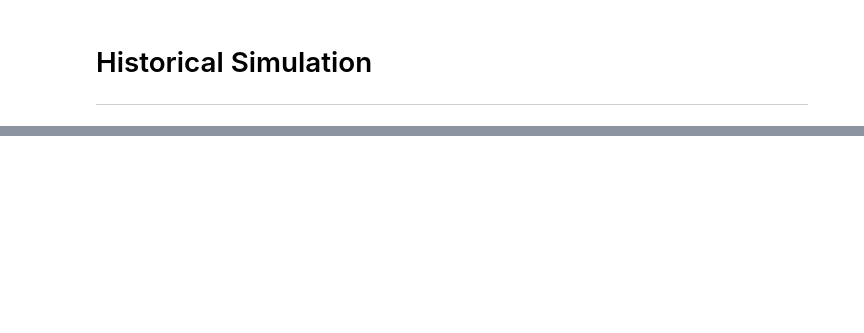
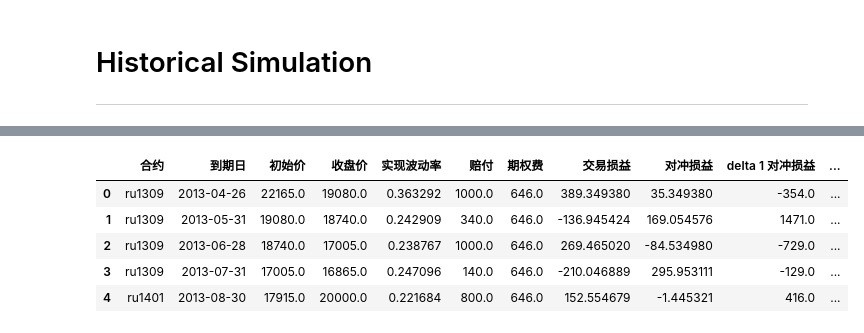
Before and after one commit to ChinaQuants/qlengine, a Jupyter notebook: examples/options/rb option dynamical hedging.ipynb, the cells around one changed output, grey strips where cells are left out. Cells and saved outputs as stored; diff of their text form; code cells hidden in the pictures; blank space fills up the shorter version.

```diff
--- a/examples/options/rb option dynamical hedging.ipynb
+++ b/examples/options/rb option dynamical hedging.ipynb
@@ -224,0 +316,21 @@ df.groupby(df['到期日'].dt.year).mean()
+# %%
+%%time
+
+cols = ['合约', '到期日', '初始价', '收盘价', '实现波动率', '赔付', '期权费', '交易损益', '对冲损益', 'delta 1 对冲损益']
+df2 = pd.DataFrame(columns=cols)
+
+for contract in contract_definition:
+    start_date = contract_definition[contract]['start_date']
+    end_date = contract_definition[contract]['end_date']
+    dates = makeSchedule(start_date, end_date, '1m', 'china.sse')
+    mkt_start_date = advanceDateByCalendar('china.sse', start_date, '-30b').strftime('%Y-%m-%d')
+    mkt_data = get_contracts_bar(contract, mkt_start_date, end_date, unit=60)
+
+    for i, s_date in enumerate(dates[:-1]):
+        maturity_date = Date.from_date(advanceDateByCalendar('china.sse', dates[i+1], '-1b'))
+        start_date = Date.from_date(s_date)
+
+        hedge = hedging_contract(start_date, maturity_date, mkt_data, premium)
+        delta1_hedge = hedging_contract(start_date, maturity_date, mkt_data, premium, True)
+        py_dt = dt.datetime(maturity_date.year(), maturity_date.month(), maturity_date.dayOfMonth())
+        df2 = df2.append(dict(zip(cols, (contract, py_dt) + hedge + (delta1_hedge[-1],))), ignore_index=True)
@@ -224,0 +339,11 @@ df.groupby(df['到期日'].dt.year).mean()
+# %%
+df2['不对冲损益'] = -df['赔付'] + df['期权费']
+# %%
+df2.head()
+# %% [output]
+|  | 合约 | 到期日 | 初始价 | 收盘价 | 实现波动率 | 赔付 | 期权费 | 交易损益 | 对冲损益 | delta 1 对冲损益 | ... |
+| 0 | ru1309 | 2013-04-26 | 22165.0 | 19080.0 | 0.363292 | 1000.0 | 646.0 | 389.349380 | 35.349380 | -354.0 | ... |
+| 1 | ru1309 | 2013-05-31 | 19080.0 | 18740.0 | 0.242909 | 340.0 | 646.0 | -136.945424 | 169.054576 | 1471.0 | ... |
+| 2 | ru1309 | 2013-06-28 | 18740.0 | 17005.0 | 0.238767 | 1000.0 | 646.0 | 269.465020 | -84.534980 | -729.0 | ... |
+| 3 | ru1309 | 2013-07-31 | 17005.0 | 16865.0 | 0.247096 | 140.0 | 646.0 | -210.046889 | 295.953111 | -129.0 | ... |
+| 4 | ru1401 | 2013-08-30 | 17915.0 | 20000.0 | 0.221684 | 800.0 | 646.0 | 152.554679 | -1.445321 | 416.0 | ... |
```
Also changed, not shown: parts of 24 cells of this notebook.
